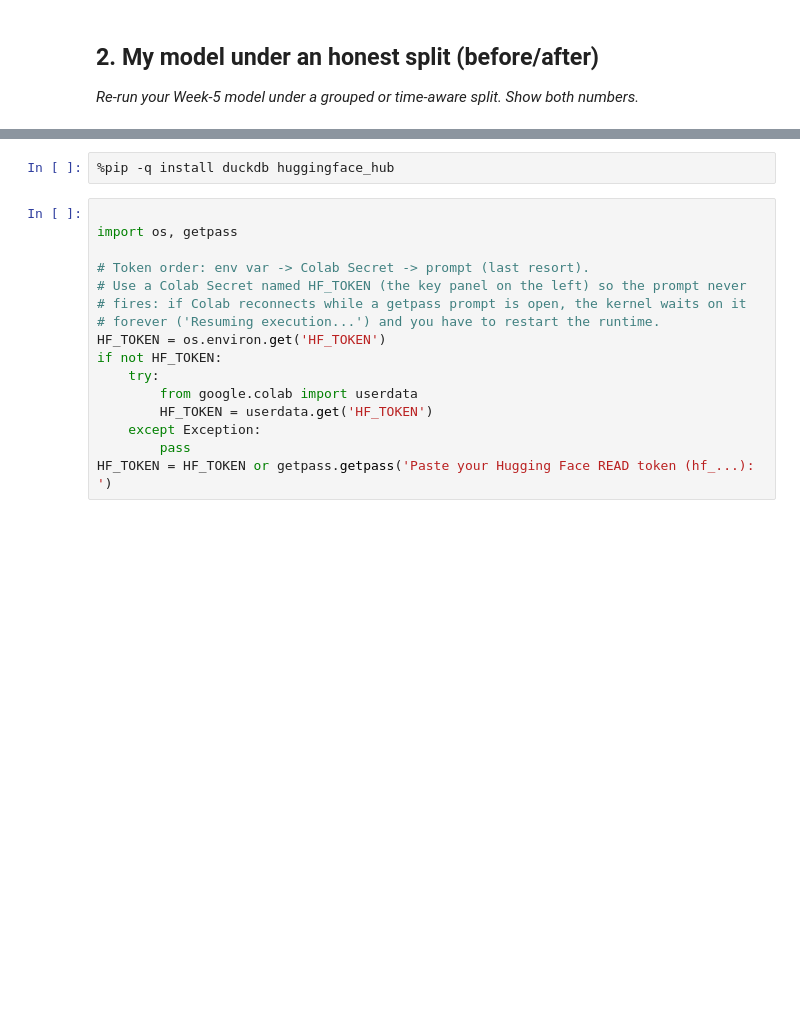
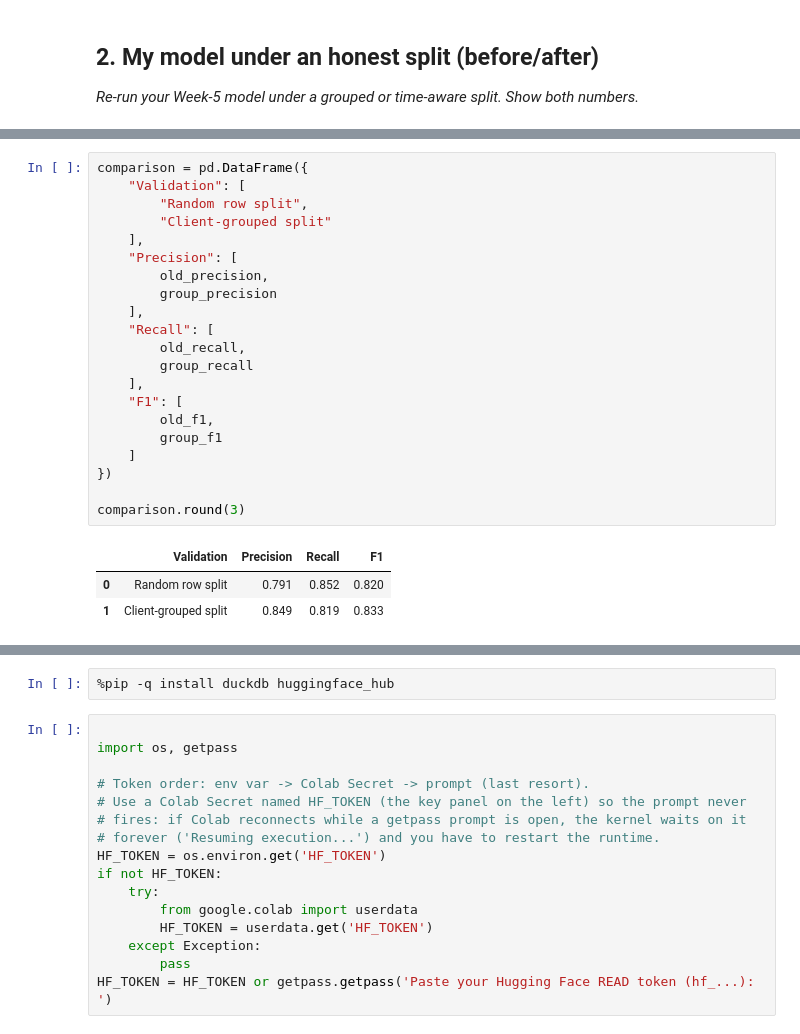
Before and after one commit to Sudharshansirikonda/flyrank-ml-internship-starter, a Jupyter notebook: work/notebooks/w06_validation_audit.ipynb, the cells around one changed output, grey strips where cells are left out. Cells and saved outputs as stored; diff of their text form; blank space fills up the shorter version.

```diff
--- a/work/notebooks/w06_validation_audit.ipynb
+++ b/work/notebooks/w06_validation_audit.ipynb
@@ -34,0 +140,25 @@ Does the validation design show that the finding generalizes beyond the data use
+# %%
+comparison = pd.DataFrame({
+    "Validation": [
+        "Random row split",
+        "Client-grouped split"
+    ],
+    "Precision": [
+        old_precision,
+        group_precision
+    ],
+    "Recall": [
+        old_recall,
+        group_recall
+    ],
+    "F1": [
+        old_f1,
+        group_f1
+    ]
+})
+
+comparison.round(3)
+# %% [output]
+|  | Validation | Precision | Recall | F1 |
+| 0 | Random row split | 0.791 | 0.852 | 0.820 |
+| 1 | Client-grouped split | 0.849 | 0.819 | 0.833 |
```
Also changed, not shown: parts of 20 cells of this notebook.
